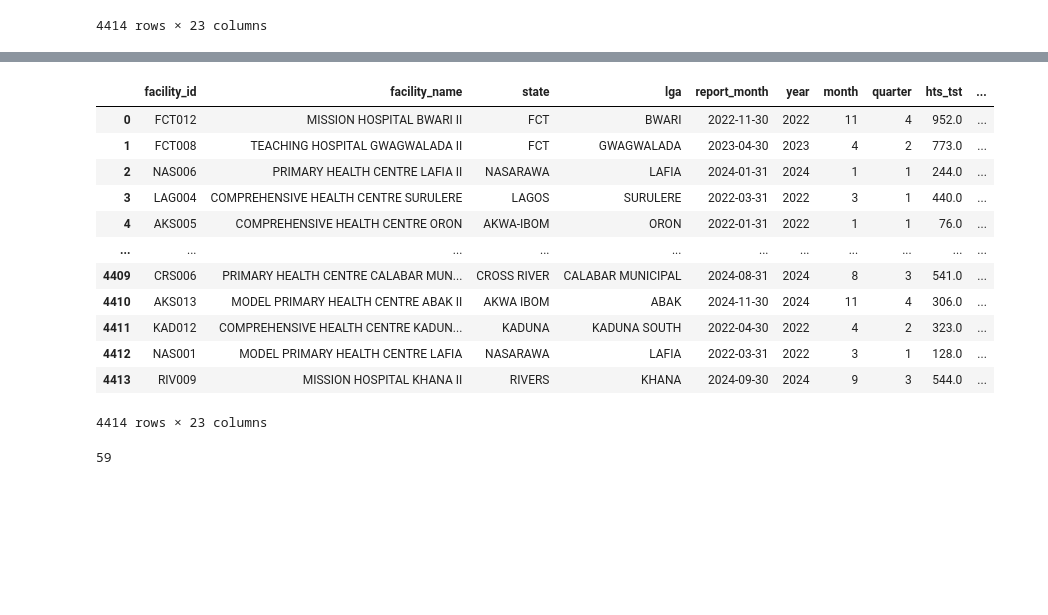
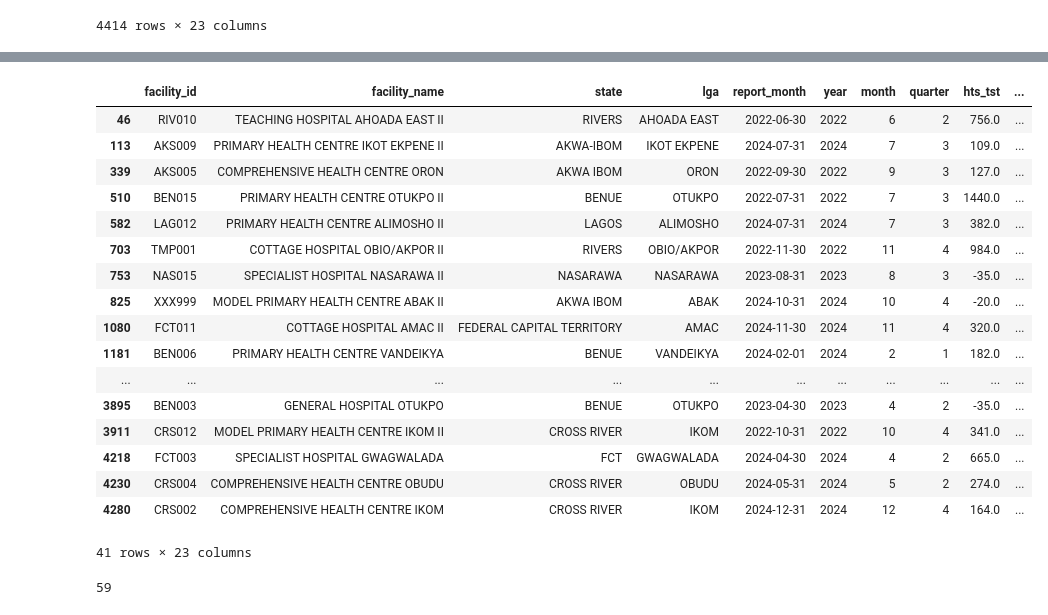
Before and after one commit to AlozieCollins/Intern-dataset-work, a Jupyter notebook: work.ipynb, the cells around one changed output, grey strips where cells are left out. Saved outputs shown, nothing was run; the diff lists cells and outputs as text; code cells hidden in the pictures; blank space fills up the shorter version.

```diff
--- a/work.ipynb
+++ b/work.ipynb
@@ -146,19 +152,28 @@ df[cols] = (df[cols].replace(",", "")
 # %%
-df
+negative_values = df[
+    (df[cols] < 0).any(axis=1)
+]
+
+negative_values
 # %% [output]
 |  | facility_id | facility_name | state | lga | report_month | year | month | quarter | hts_tst | ... |
-| 0 | FCT012 | MISSION HOSPITAL BWARI II | FCT | BWARI | 2022-11-30 | 2022 | 11 | 4 | 952.0 | ... |
-| 1 | FCT008 | TEACHING HOSPITAL GWAGWALADA II | FCT | GWAGWALADA | 2023-04-30 | 2023 | 4 | 2 | 773.0 | ... |
-| 2 | NAS006 | PRIMARY HEALTH CENTRE LAFIA II | NASARAWA | LAFIA | 2024-01-31 | 2024 | 1 | 1 | 244.0 | ... |
-| 3 | LAG004 | COMPREHENSIVE HEALTH CENTRE SURULERE | LAGOS | SURULERE | 2022-03-31 | 2022 | 3 | 1 | 440.0 | ... |
-| 4 | AKS005 | COMPREHENSIVE HEALTH CENTRE ORON | AKWA-IBOM | ORON | 2022-01-31 | 2022 | 1 | 1 | 76.0 | ... |
+| 46 | RIV010 | TEACHING HOSPITAL AHOADA EAST II | RIVERS | AHOADA EAST | 2022-06-30 | 2022 | 6 | 2 | 756.0 | ... |
+| 113 | AKS009 | PRIMARY HEALTH CENTRE IKOT EKPENE II | AKWA-IBOM | IKOT EKPENE | 2024-07-31 | 2024 | 7 | 3 | 109.0 | ... |
+| 339 | AKS005 | COMPREHENSIVE HEALTH CENTRE ORON | AKWA IBOM | ORON | 2022-09-30 | 2022 | 9 | 3 | 127.0 | ... |
+| 510 | BEN015 | PRIMARY HEALTH CENTRE OTUKPO II | BENUE | OTUKPO | 2022-07-31 | 2022 | 7 | 3 | 1440.0 | ... |
+| 582 | LAG012 | PRIMARY HEALTH CENTRE ALIMOSHO II | LAGOS | ALIMOSHO | 2024-07-31 | 2024 | 7 | 3 | 382.0 | ... |
+| 703 | TMP001 | COTTAGE HOSPITAL OBIO/AKPOR II | RIVERS | OBIO/AKPOR | 2022-11-30 | 2022 | 11 | 4 | 984.0 | ... |
+| 753 | NAS015 | SPECIALIST HOSPITAL NASARAWA II | NASARAWA | NASARAWA | 2023-08-31 | 2023 | 8 | 3 | -35.0 | ... |
+| 825 | XXX999 | MODEL PRIMARY HEALTH CENTRE ABAK II | AKWA IBOM | ABAK | 2024-10-31 | 2024 | 10 | 4 | -20.0 | ... |
+| 1080 | FCT011 | COTTAGE HOSPITAL AMAC II | FEDERAL CAPITAL TERRITORY | AMAC | 2024-11-30 | 2024 | 11 | 4 | 320.0 | ... |
+| 1181 | BEN006 | PRIMARY HEALTH CENTRE VANDEIKYA | BENUE | VANDEIKYA | 2024-02-01 | 2024 | 2 | 1 | 182.0 | ... |
 | ... | ... | ... | ... | ... | ... | ... | ... | ... | ... | ... |
-| 4409 | CRS006 | PRIMARY HEALTH CENTRE CALABAR MUN... | CROSS RIVER | CALABAR MUNICIPAL | 2024-08-31 | 2024 | 8 | 3 | 541.0 | ... |
-| 4410 | AKS013 | MODEL PRIMARY HEALTH CENTRE ABAK II | AKWA IBOM | ABAK | 2024-11-30 | 2024 | 11 | 4 | 306.0 | ... |
-| 4411 | KAD012 | COMPREHENSIVE HEALTH CENTRE KADUN... | KADUNA | KADUNA SOUTH | 2022-04-30 | 2022 | 4 | 2 | 323.0 | ... |
-| 4412 | NAS001 | MODEL PRIMARY HEALTH CENTRE LAFIA | NASARAWA | LAFIA | 2022-03-31 | 2022 | 3 | 1 | 128.0 | ... |
-| 4413 | RIV009 | MISSION HOSPITAL KHANA II | RIVERS | KHANA | 2024-09-30 | 2024 | 9 | 3 | 544.0 | ... |
+| 3895 | BEN003 | GENERAL HOSPITAL OTUKPO | BENUE | OTUKPO | 2023-04-30 | 2023 | 4 | 2 | -35.0 | ... |
+| 3911 | CRS012 | MODEL PRIMARY HEALTH CENTRE IKOM II | CROSS RIVER | IKOM | 2022-10-31 | 2022 | 10 | 4 | 341.0 | ... |
+| 4218 | FCT003 | SPECIALIST HOSPITAL GWAGWALADA | FCT | GWAGWALADA | 2024-04-30 | 2024 | 4 | 2 | 665.0 | ... |
+| 4230 | CRS004 | COMPREHENSIVE HEALTH CENTRE OBUDU | CROSS RIVER | OBUDU | 2024-05-31 | 2024 | 5 | 2 | 274.0 | ... |
+| 4280 | CRS002 | COMPREHENSIVE HEALTH CENTRE IKOM | CROSS RIVER | IKOM | 2024-12-31 | 2024 | 12 | 4 | 164.0 | ... |
-4414 rows × 23 columns
+41 rows × 23 columns
 # %%
 # checked the number of duplicates in the dataset
 df.duplicated().sum()
```
Also changed, not shown: parts of 4 cells of this notebook.
